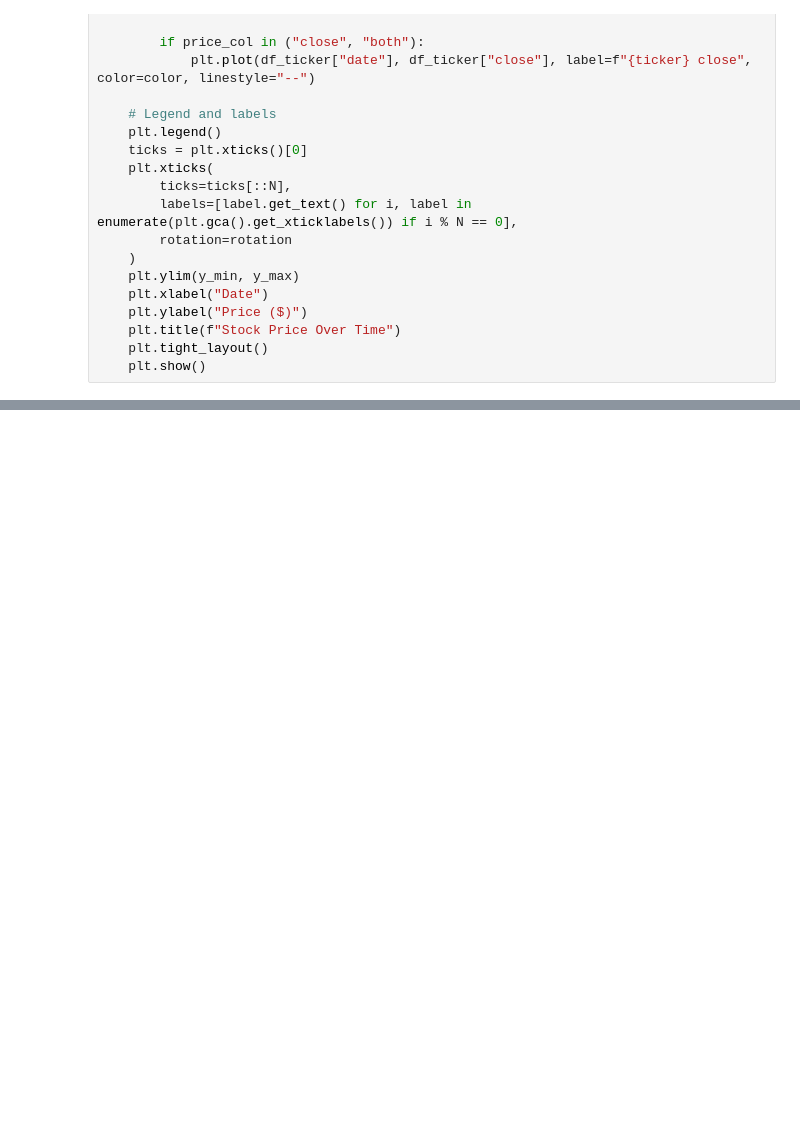
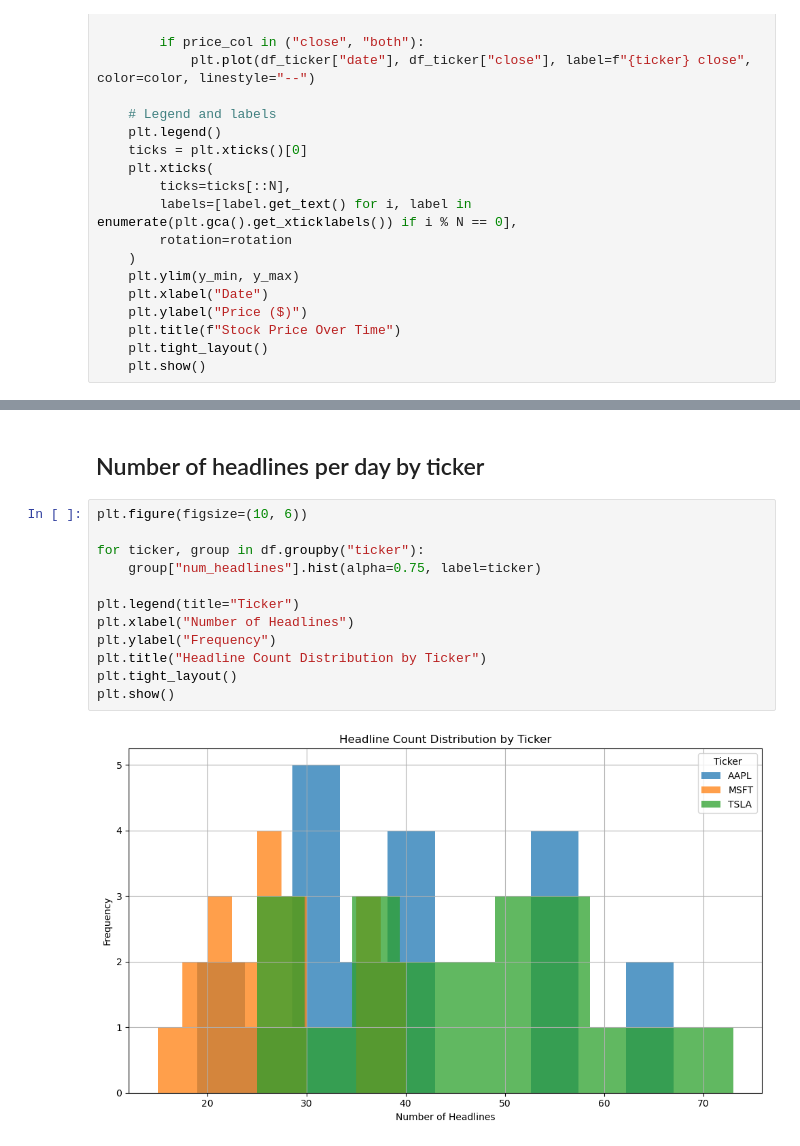
Before and after one commit to asacco-97/multimodal-stock-ranking, a Jupyter notebook: notebooks/eda.ipynb, the cells around one changed output, grey strips where cells are left out. Saved outputs shown, nothing was run; the diff lists cells and outputs as text; blank space fills up the shorter version.

```diff
--- a/notebooks/eda.ipynb
+++ b/notebooks/eda.ipynb
@@ -62,0 +97,16 @@ plot_stock_prices(df, "both", 5, 150, 600, 45)
+# %% [markdown]
+## Number of headlines per day by ticker
+# %%
+plt.figure(figsize=(10, 6))
+
+for ticker, group in df.groupby("ticker"):
+    group["num_headlines"].hist(alpha=0.75, label=ticker)
+
+plt.legend(title="Ticker")
+plt.xlabel("Number of Headlines")
+plt.ylabel("Frequency")
+plt.title("Headline Count Distribution by Ticker")
+plt.tight_layout()
+plt.show()
+# %% [output]
+[figure, added]
```
Also changed, not shown: parts of 12 cells of this notebook.
